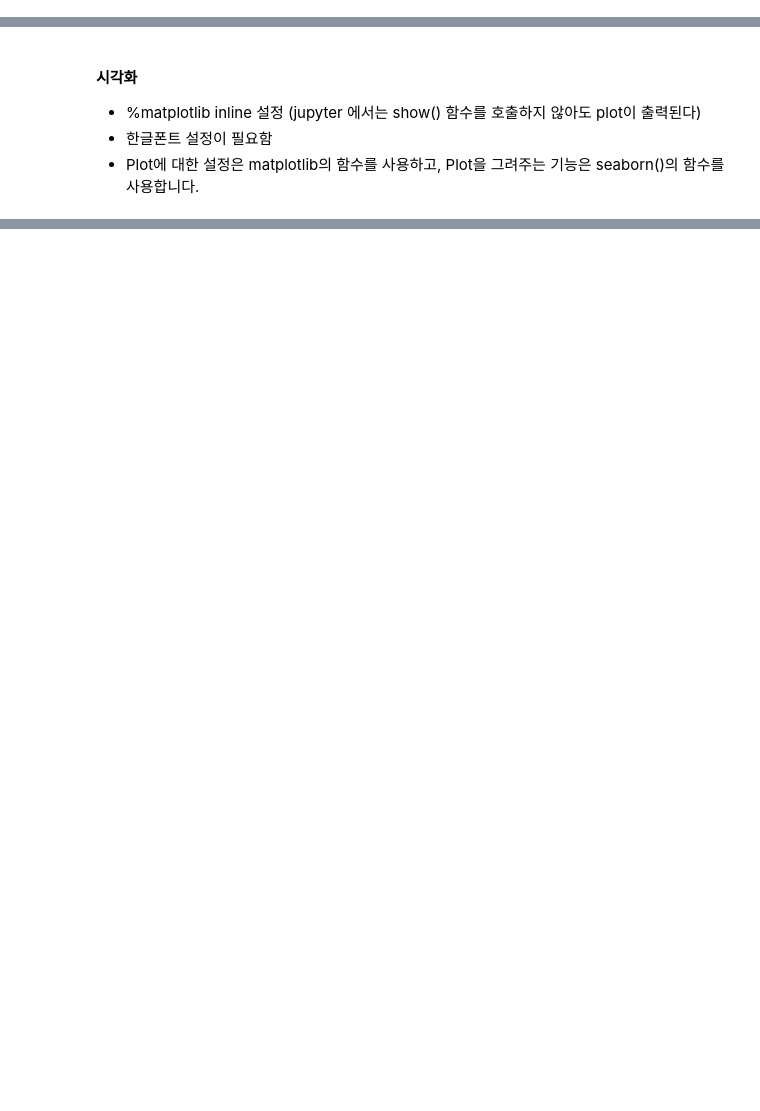
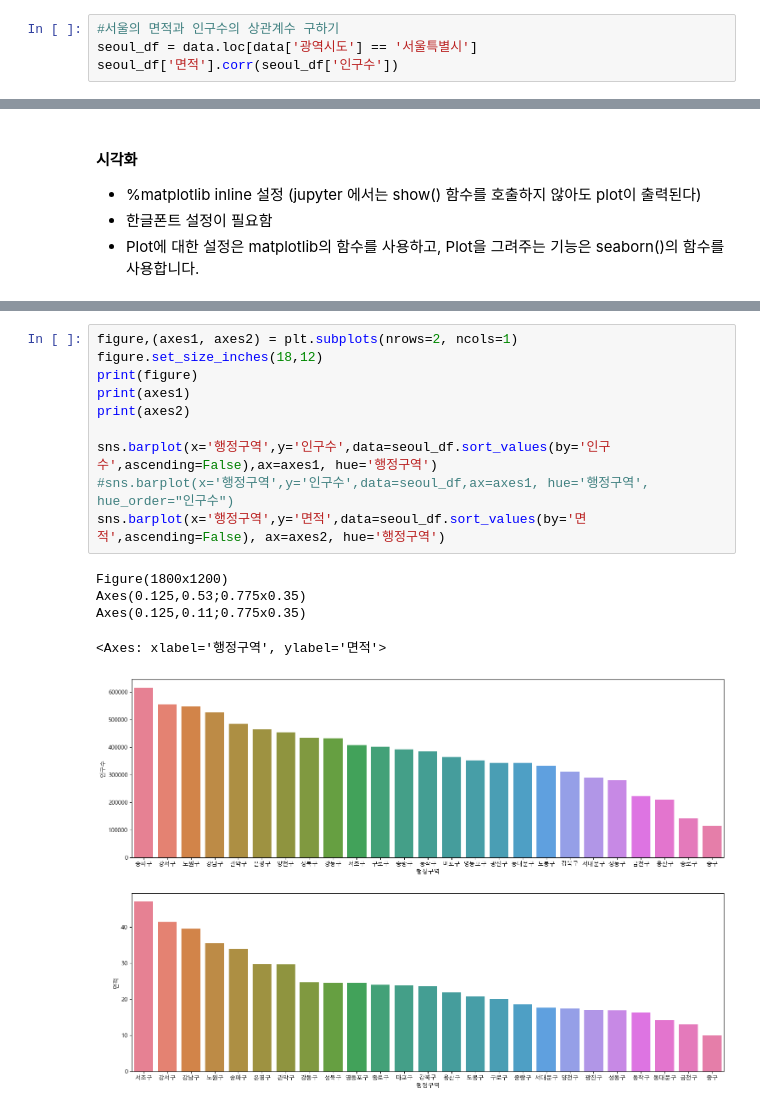
Before and after one commit to mysoyul/Python_Scraping_Analysis_202407, a Jupyter notebook: 03-1.행정구역정보_분석과시각화.ipynb, the cells around one changed output, grey strips where cells are left out. Saved outputs shown, nothing was run; the diff lists cells and outputs as text; blank space fills up the shorter version.

```diff
--- a/03-1.행정구역정보_분석과시각화.ipynb
+++ b/03-1.행정구역정보_분석과시각화.ipynb
@@ -593,0 +599,4 @@ writer.close() #_save()
+# %%
+#서울의 면적과 인구수의 상관계수 구하기
+seoul_df = data.loc[data['광역시도'] == '서울특별시']
+seoul_df['면적'].corr(seoul_df['인구수'])
@@ -598,0 +766,16 @@ writer.close() #_save()
+# %%
+figure,(axes1, axes2) = plt.subplots(nrows=2, ncols=1)
+figure.set_size_inches(18,12)
+print(figure)
+print(axes1)
+print(axes2)
+
+sns.barplot(x='행정구역',y='인구수',data=seoul_df.sort_values(by='인구수',ascending=False),ax=axes1, hue='행정구역')
+#sns.barplot(x='행정구역',y='인구수',data=seoul_df,ax=axes1, hue='행정구역', hue_order="인구수")
+sns.barplot(x='행정구역',y='면적',data=seoul_df.sort_values(by='면적',ascending=False), ax=axes2, hue='행정구역')
+# %% [output]
+Figure(1800x1200)
+Axes(0.125,0.53;0.775x0.35)
+Axes(0.125,0.11;0.775x0.35)
+<Axes: xlabel='행정구역', ylabel='면적'>
+[figure, added]
```
Also changed, not shown: parts of 23 cells of this notebook, 3 other files.
